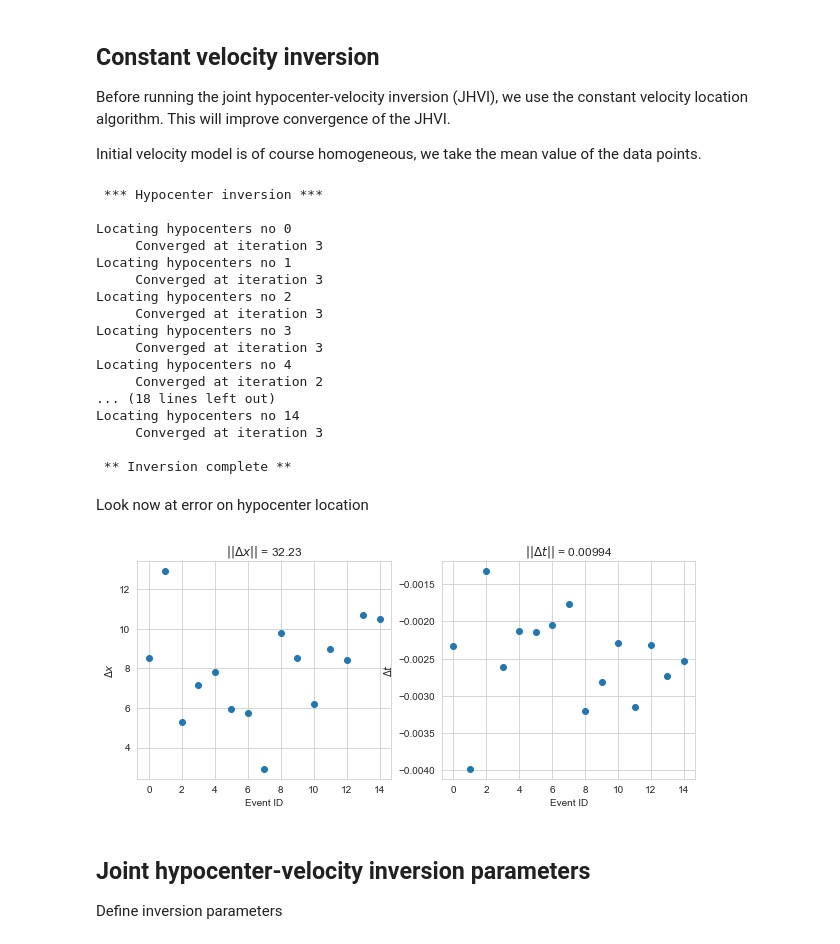
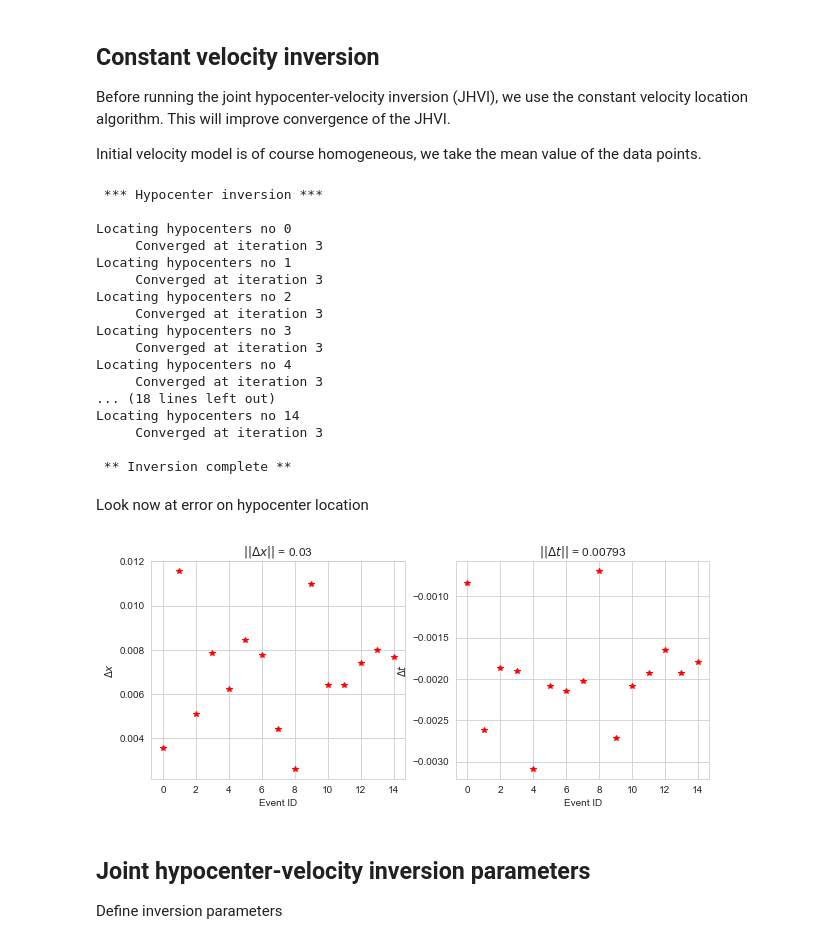
Before and after one commit to groupeLIAMG/hypopy, a Jupyter notebook: hypopy-tutorial.ipynb, the cells around one changed output. Drawn from its saved outputs; the diff is of its cells as text; code cells hidden in the pictures.

```diff
--- a/hypopy-tutorial.ipynb
+++ b/hypopy-tutorial.ipynb
@@ -126,7 +142,7 @@ ircv_data = np.kron(np.ones((nev,1)), ircv)
 # %%
 # call the actual raytracing method
 
-tt = g.raytrace(slowness, src, rcv_data)
+tt = g.raytrace(src, rcv_data, slowness)
 
 plt.plot(tt,'o')
 plt.xlabel('Data number')
@@ -153,22 +169,22 @@ Here we place the initial coordinates more or less in the center of the grid.
 # %%
 hinit = np.vstack((np.arange(nev),
                    np.linspace(0., 50., nev),
-                   150. + 0.1*np.random.randn(nev),
-                   150. + 0.1*np.random.randn(nev),
-                    50. + 0.1*np.random.randn(nev))).T
+                   0.150 + 0.0001*np.random.randn(nev),
+                   0.150 + 0.0001*np.random.randn(nev),
+                   0.050 + 0.0001*np.random.randn(nev))).T
 # %% [markdown]
 ## Velocity data points
 
 For illustrative purposes, let's add a couple of velocity data points to constrain the inversion
 # %%
-Vpts = np.array([[Vz(1.), 100.0, 100.0, 1.],
-                 [Vz(1.), 100.0, 200.0, 1.],
-                 [Vz(1.), 200.0, 100.0, 1.],
-                 [Vz(1.), 200.0, 200.0, 1.],
-                 [Vz(11.), 112.0, 148.0, 11.0],
-                 [Vz(5.), 152.0, 108.0, 5.0],
-                 [Vz(75.), 152.0, 108.0, 75.0],
-                 [Vz(11.), 192.0, 148.0, 11.0]])
+Vpts = np.array([[Vz(0.001), 0.100, 0.100, 0.001],
+                 [Vz(0.001), 0.100, 0.200, 0.001],
+                 [Vz(0.001), 0.200, 0.100, 0.001],
+                 [Vz(0.001), 0.200, 0.200, 0.001],
+                 [Vz(0.011), 0.112, 0.148, 0.011],
+                 [Vz(0.005), 0.152, 0.108, 0.005],
+                 [Vz(0.075), 0.152, 0.108, 0.075],
+                 [Vz(0.011), 0.192, 0.148, 0.011]])
 # %% [markdown]
 ## Calibration shots
 
@@ -204,7 +220,7 @@ Initial velocity model is of course homogeneous, we take the mean value of the d
 # %%
 Vinit = np.mean(Vpts[:,0])
 
-hinit2, res = hypo.hypoloc(data, rcv, V=Vinit, hinit=hinit, maxit=15, convh=1., verbose=True)
+hinit2, res = hypo.hypoloc(data, rcv, V=Vinit, hinit=hinit, maxit=15, convh=0.001, verbose=True)
 # %% [output]
  *** Hypocenter inversion ***
 
@@ -217,7 +233,7 @@ Locating hypocenters no 2
 Locating hypocenters no 3
      Converged at iteration 3
 Locating hypocenters no 4
-     Converged at iteration 2
+     Converged at iteration 3
 ... (18 lines left out)
 Locating hypocenters no 14
      Converged at iteration 3
@@ -228,23 +244,23 @@ Look now at error on hypocenter location
 # %%
 err_x = hinit2[:,2:5] - h_true[:,2:5]
 err_x = np.sqrt(np.sum(err_x**2, axis=1))
 err_t = hinit2[:,1] - h_true[:,1]
 
 plt.figure(figsize=(10,4))
 plt.subplot(121)
-plt.plot(err_x,'o')
+plt.plot(err_x,'r*')
 plt.ylabel(r'$\Delta x$')
 plt.xlabel('Event ID')
 plt.title(r'$\|\|\Delta x\|\|$ = {0:3.2f}'.format(np.linalg.norm(err_x)))
 plt.subplot(122)
-plt.plot(err_t,'o')
+plt.plot(err_t,'r*')
 plt.ylabel(r'$\Delta t$')
 plt.xlabel('Event ID')
 plt.title(r'$\|\|\Delta t\|\|$ = {0:6.5f}'.format(np.linalg.norm(err_t)))
 
 plt.show()
 # %% [output]
-[figure, old version]
+[figure, new version]
 # %% [markdown]
 ## Joint hypocenter-velocity inversion parameters
 
```
Also changed, not shown: parts of 18 cells of this notebook, 1 other file.
